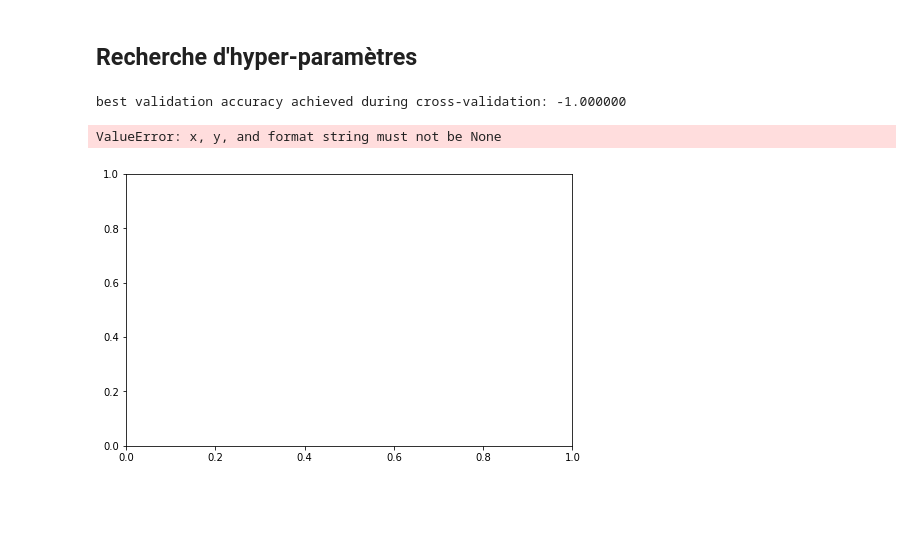
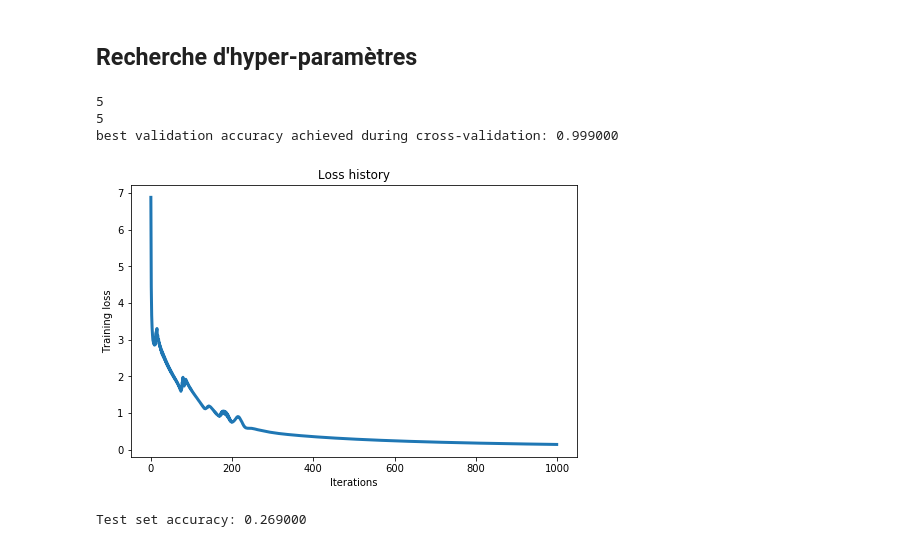
Before and after one commit to FelixGaucher/TP1_RN, a Jupyter notebook: tp1_softmax.ipynb, the cells around one changed output. Saved outputs shown, nothing was run; the diff lists cells and outputs as text; code cells hidden in the pictures; blank space fills up the shorter version.

```diff
--- a/tp1_softmax.ipynb
+++ b/tp1_softmax.ipynb
@@ -523,41 +523,65 @@ from model.LinearClassifier import LinearClassifier
 from visualization.utils import visualize_loss
 import itertools as it
 results = {}
 best_val = -1
 best_softmax = None
 learning_rates = np.linspace(1e-7, 1e-5, 5)
 regularization_strengths = np.linspace(1e3, 1e7, 5)
 best_loss_history = None
 best_classifier = None
 
 ##############################################################################
 # TODO: Utilisez l'ensemble de validation pour régler les hyper-paramètres   #
 #  (force de régularisation et vitesse d'apprentissage). Vous devez          #
 #  expérimenter différentes plages de valeurs pour les taux d'apprentissage  #
 #  et les forces de régularisation; si tout va bien, avec num_iter = 1000    #
 #  vous devriez obtenir une précision de classification supérieur à 0.38 sur #
 #  l'ensemble de validation, et de 0.37 sur l'ensemble de test.              #
 #  Mettre les résultats des meilleurs hyper-paramètres dans les variables    #
 #  best_XYZ ci haut.                                                         #
 ##############################################################################
 
+print(len(learning_rates))
+print(len(regularization_strengths))
+
+best_lr = 0.0
+best_reg = 0.0
+
+for lr in learning_rates:
+    for reg in regularization_strengths:
+
+        classifier = LinearClassifier(softmax_ce_forward_backward)
+        validation_loss_history = classifier.train(X_val, y_val, learning_rate=lr, reg=reg, num_iter=1000)
+        y_val_pred = classifier.predict(X_val)
+        pred = np.mean(y_val == y_val_pred)
+
+        if(pred > best_val):
+            best_lr = lr
+            best_reg = reg
+            best_val = pred
+            best_classifier = classifier
+            best_loss_history = validation_loss_history
+
 
 ################################################################################
 #                             FIN DE VOTRE CODE                                #
 ################################################################################
 
 print('best validation accuracy achieved during cross-validation: %f' % best_val)
 
 visualize_loss(best_loss_history)
 # %% [output]
-best validation accuracy achieved during cross-validation: -1.000000
+5
+5
+best validation accuracy achieved during cross-validation: 0.999000
-ValueError: x, y, and format string must not be None
-[figure, old version]
+[figure, new version]
 # %%
 # On évalue le modèle sur l'ensemble de test
 y_test_pred = best_classifier.predict(X_test)
 test_accuracy = np.mean(y_test == y_test_pred)
 print('Test set accuracy: %f' % (test_accuracy) )
+# %% [output]
+Test set accuracy: 0.269000
 # %%
 # Visualisation des poids appris pour chaque classe
 w = best_classifier.W[:-1,:] # retire le biais
```
Also changed, not shown: parts of 4 cells of this notebook, 1 other file.
